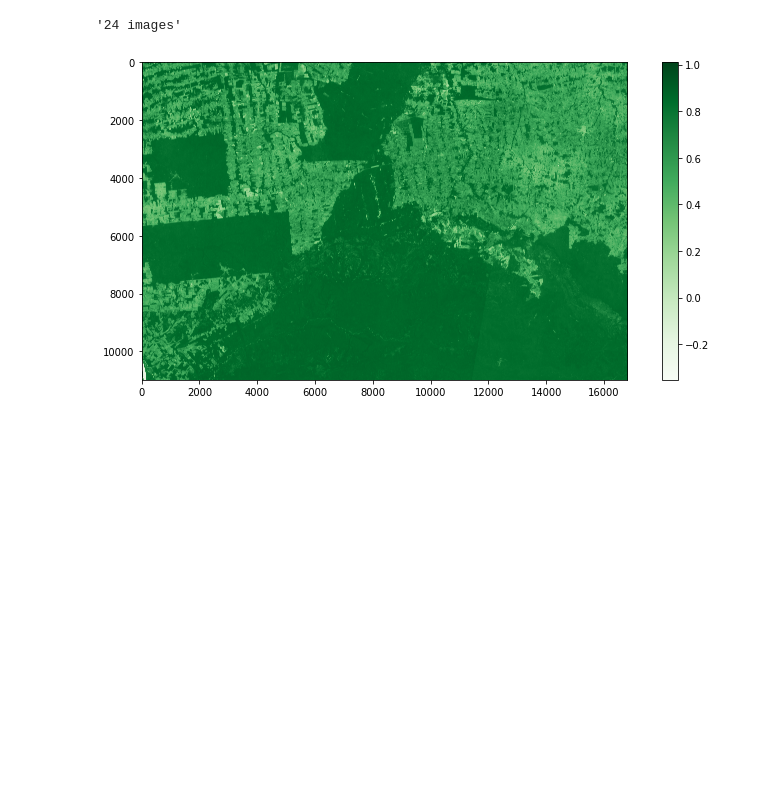
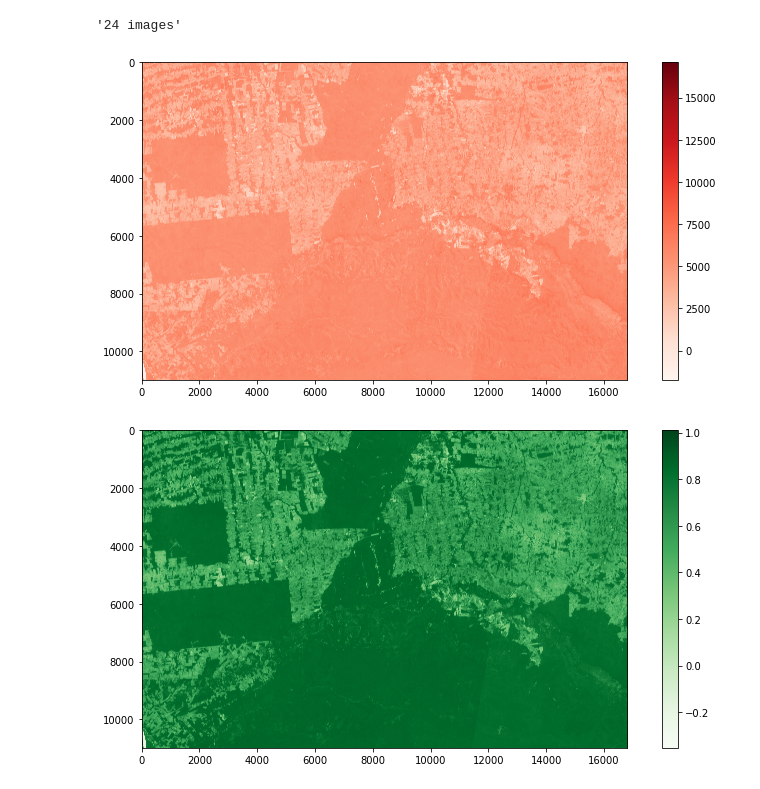
Before and after one commit to AbnerErnaniADSFatec/sample-assessment-data-science, a Jupyter notebook: ImageProcessingSER413TrabalhoFinalAbnerAnjos.ipynb, the cells around one changed output. Saved outputs shown, nothing was run; the diff lists cells and outputs as text; code cells hidden in the pictures; blank space fills up the shorter version.

```diff
--- a/ImageProcessingSER413TrabalhoFinalAbnerAnjos.ipynb
+++ b/ImageProcessingSER413TrabalhoFinalAbnerAnjos.ipynb
@@ -53,9 +55,8 @@ Timeline
 %%time
 eodatacube = DataCube(
     collections = ["S2_10_16D_STK-1"],
-    query_bands = ['red', 'green', 'blue', 'nir', 'quality'],
-    # https://www.keene.edu/campus/maps/tool/
-    bbox = [-65.765, -9.847, -63.637, -11.041],
+    query_bands = ['red', 'green', 'blue', 'nir', 'evi', 'quality'],
+    bbox = [-65.335, -9.849, -63.641, -11.030],
     start_date = "2018-08-12",
     end_date = "2019-07-28",
     limit = 50
@@ -73,4 +74,14 @@ f"{len(dates)} images"
 '24 images'
 # %%
 d = 2
-ndvi = eodatacube.calculateNDVI(dates[d])
+evi = eodatacube.select(band="evi", time=dates[d])
+# %%
+evi = evi.values[0]
+plt.figure(figsize=(10, 5))
+colormap = plt.get_cmap('Reds', 1000)
+plt.imshow(evi, cmap=colormap)
+plt.tight_layout()
+plt.colorbar()
+plt.show()
+# %% [output]
+[figure, added]
```
Also changed, not shown: parts of 9 cells of this notebook, 4 other files.
